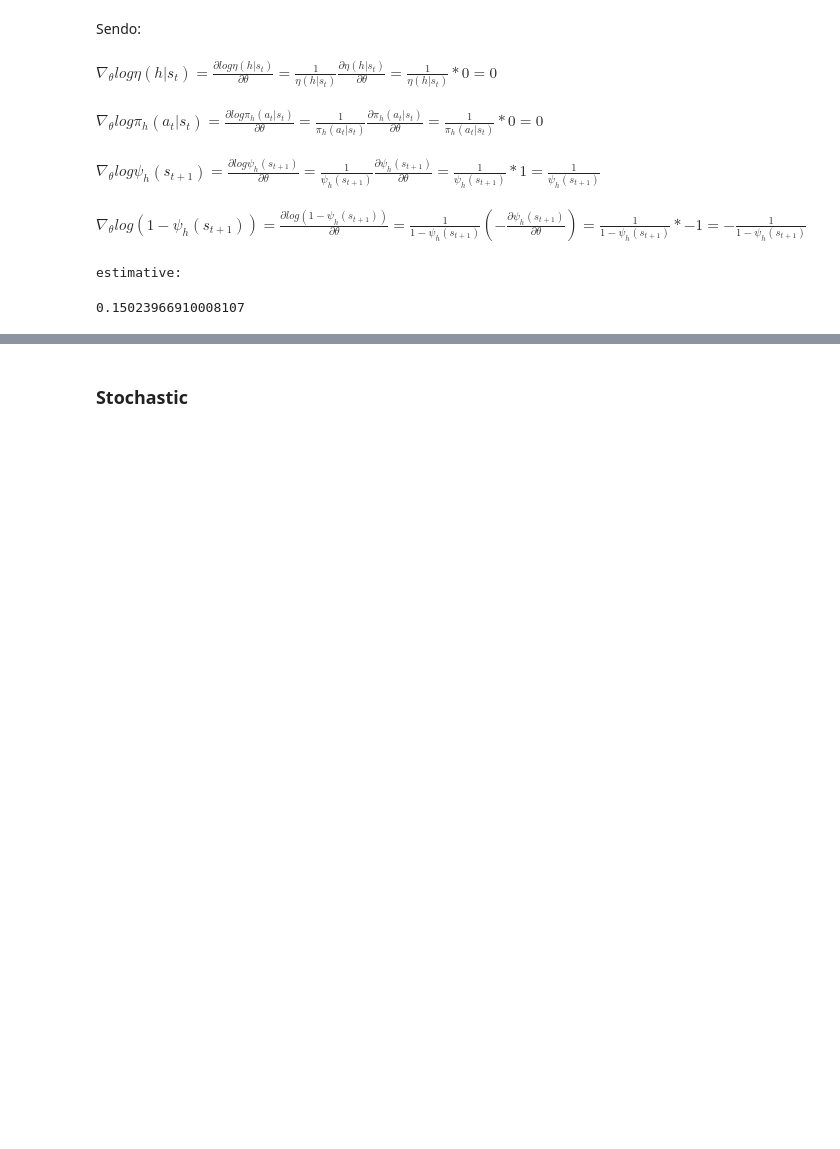
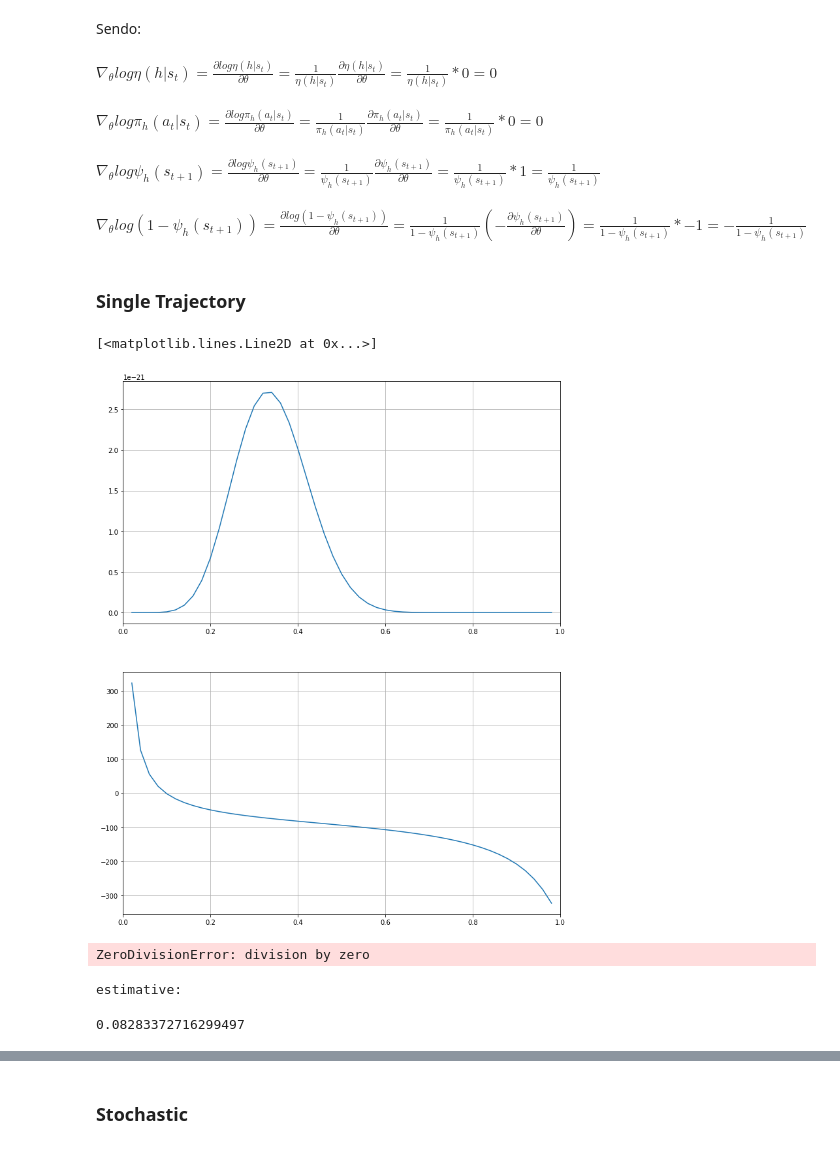
Before and after one commit to guialba/RL, a Jupyter notebook: Gridworld/experiment gradient descent.ipynb, the cells around one changed output, grey strips where cells are left out. Cells and saved outputs as stored; diff of their text form; code cells hidden in the pictures; blank space fills up the shorter version.

```diff
--- a/Gridworld/experiment gradient descent.ipynb
+++ b/Gridworld/experiment gradient descent.ipynb
@@ -172,9 +170,53 @@ $ \nabla_{\theta} log \eta(h|s_t) = \frac{\partial log \eta(h|s_t)}{\partial \th
 $ \nabla_{\theta} log \pi_h(a_t|s_t) = \frac{\partial log \pi_h(a_t|s_t)}{\partial \theta} = \frac{1}{\pi_h(a_t|s_t)} \frac{\partial \pi_h(a_t|s_t)}{\partial \theta} = \frac{1}{\pi_h(a_t|s_t)}  * 0 = 0   $ <br><br>
 $ \nabla_{\theta} log \psi_h(s_{t+1}) = \frac{\partial log \psi_h(s_{t+1})}{\partial \theta} = \frac{1}{\psi_h(s_{t+1})} \frac{\partial \psi_h(s_{t+1})}{\partial \theta} = \frac{1}{\psi_h(s_{t+1})} * 1 = \frac{1}{\psi_h(s_{t+1})}      $ <br><br>
 $ \nabla_{\theta} log (1-\psi_h(s_{t+1})) = \frac{\partial log (1-\psi_h(s_{t+1}))}{\partial \theta} = \frac{1}{1-\psi_h(s_{t+1})} (-\frac{\partial \psi_h(s_{t+1})}{\partial \theta}) = \frac{1}{1-\psi_h(s_{t+1})} * -1 = -\frac{1}{1-\psi_h(s_{t+1})}   $
+# %% [markdown]
+### Single Trajectory
+# %%
+from ddo import DDO
+import random
+import matplotlib.pyplot as plt
+
+H, eta = generateTheta(g.S, psis=[[.3 for _ in g.S]]*2)
+E = generateTrajetory(H, eta, g, 100)
+
+n = 50
+x = [(i+1)*1/n for i in range(n-1)]
+y = []
+y2 = []
+for xi in x:
+    H, eta = generateTheta(g.S, psis=[[xi for _ in g.S]]*2)
+    ddo = DDO(E, H, eta)
+    y.append(ddo.posterior(0))
+    y2.append(ddo.expectation_gradient())
+    # print(xi, ddo.posterior(0))
+
+
+fig, axs = plt.subplots(2,1, figsize=(12,15))
+
+# print("Estimative: ", y[-1])
+axs[0].grid(True)
+axs[1].grid(True)
+axs[0].set_xlim(0, 1)
+axs[1].set_xlim(0, 1)
+axs[0].plot(x, y)
+axs[1].plot(np.array(x), y2)
+# axs.plot(range(m+5), [theta for _ in range(m+5)], color='red', linestyle='dashed')
+# axs.text(-50, theta-.006, 'theta', color='red')
+# axs.set_title(f'Distribuição')
+# axs.set_ylabel('theta')
+# axs.set_xlabel('trial')
+# %% [output]
+[<matplotlib.lines.Line2D at 0x...>]
+[figure, added]
+# %%
+1/0
+# %% [output]
+ZeroDivisionError: division by zero
 # %%
 from ddo import DDO
 import random
+import matplotlib.pyplot as plt
 
 def GradientDescent(E, S, param=None, learning_rate=.001, max_trials=1000):
     if param is None:
@@ -190,7 +232,7 @@ print('estimative: ')
 GradientDescent(E, g.S)
 # %% [output]
 estimative:
-0.15023966910008107
+0.08283372716299497
 # %%
 ax = plotTrajectory(E, g)
 plotActionStateValue(g.Q, g, ax=ax)
```
Also changed, not shown: parts of 11 cells of this notebook, 1 other file.
